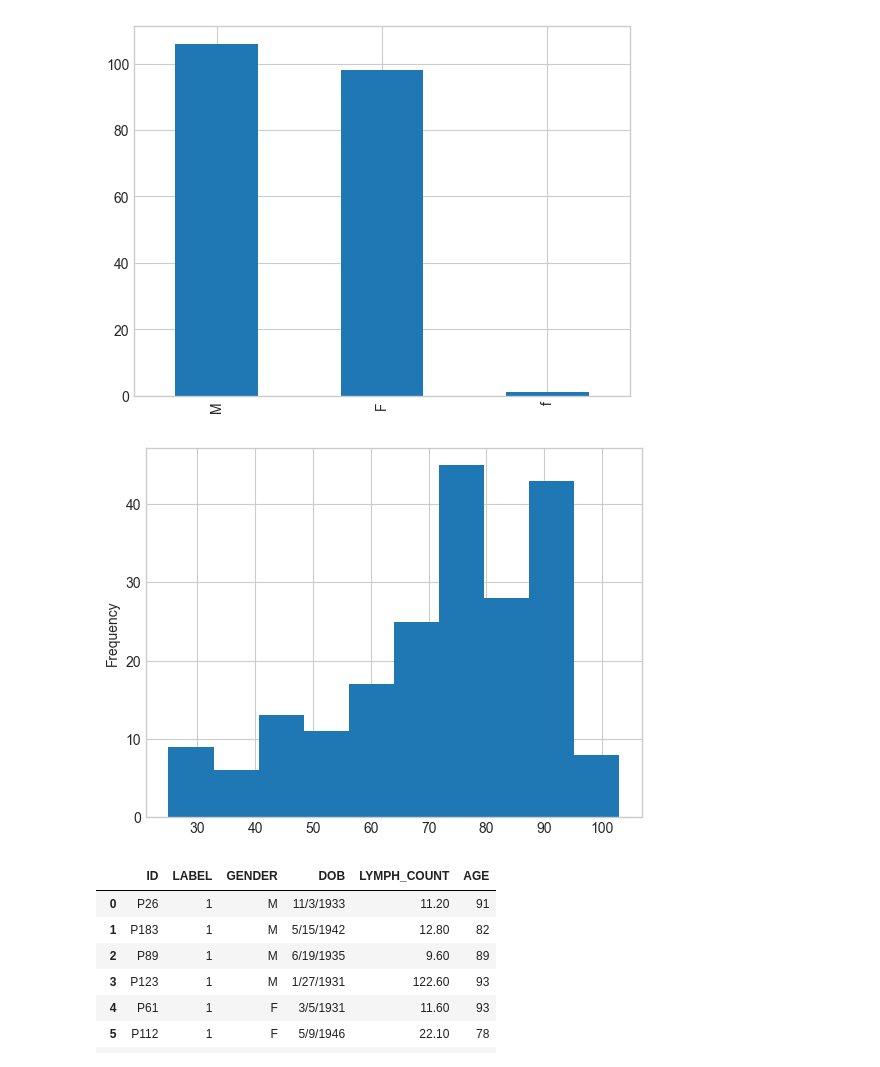
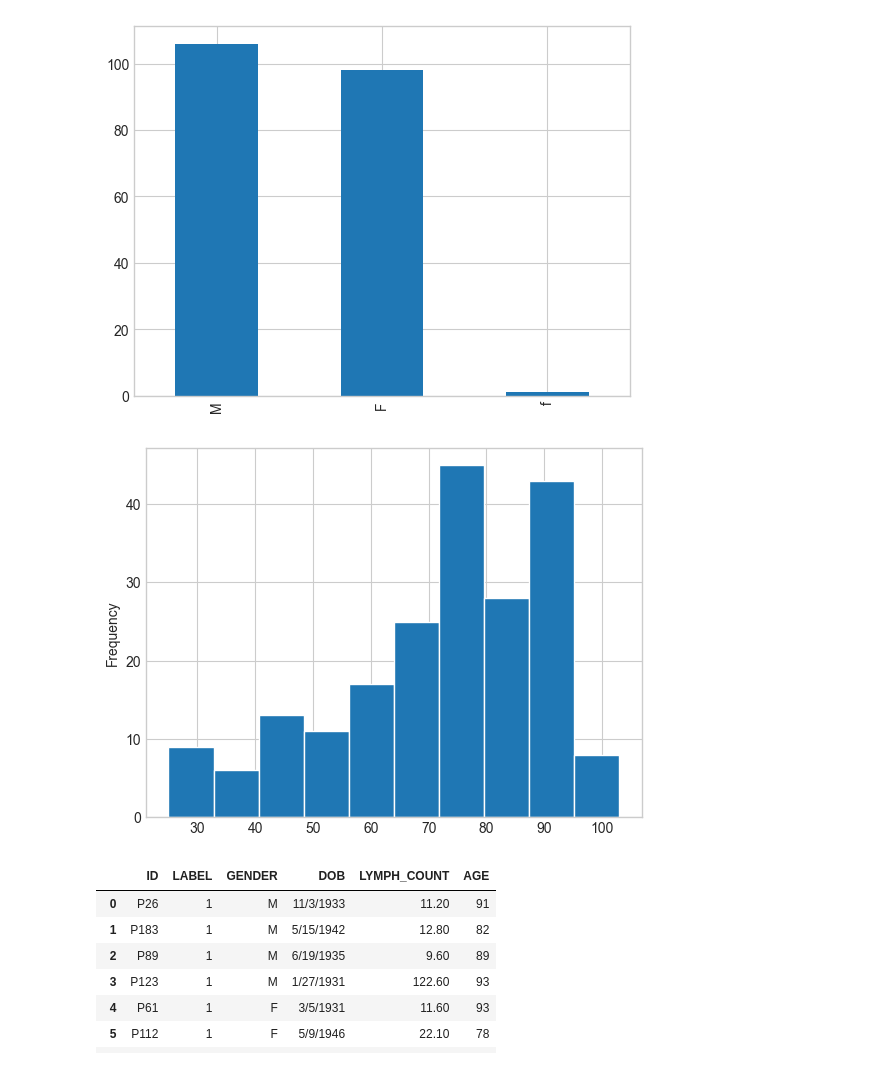
Before and after one commit to JuniorTonga/mva-dlmi-lymphocytosis-classification-project, a Jupyter notebook: notebooks/data_exploration.ipynb, the cells around one changed output. Cells and saved outputs as stored; diff of their text form; code cells hidden in the pictures.

```diff
--- a/notebooks/data_exploration.ipynb
+++ b/notebooks/data_exploration.ipynb
@@ -89,10 +90,10 @@ plt.show()
 # %% [output]
 [figure]
 # %%
-clinical_annotation_df["AGE"].plot.hist()
+clinical_annotation_df["AGE"].plot.hist(edgecolor="white")
 plt.show()
 # %% [output]
-[figure, old version]
+[figure, new version]
 # %%
 trainset_true_df = pd.read_csv(data_dir + "trainset/trainset_true.csv")
 trainset_true_df["AGE"] = trainset_true_df["DOB"].apply(compute_age)
```
Also changed, not shown: parts of 12 cells of this notebook, 2 other files.
